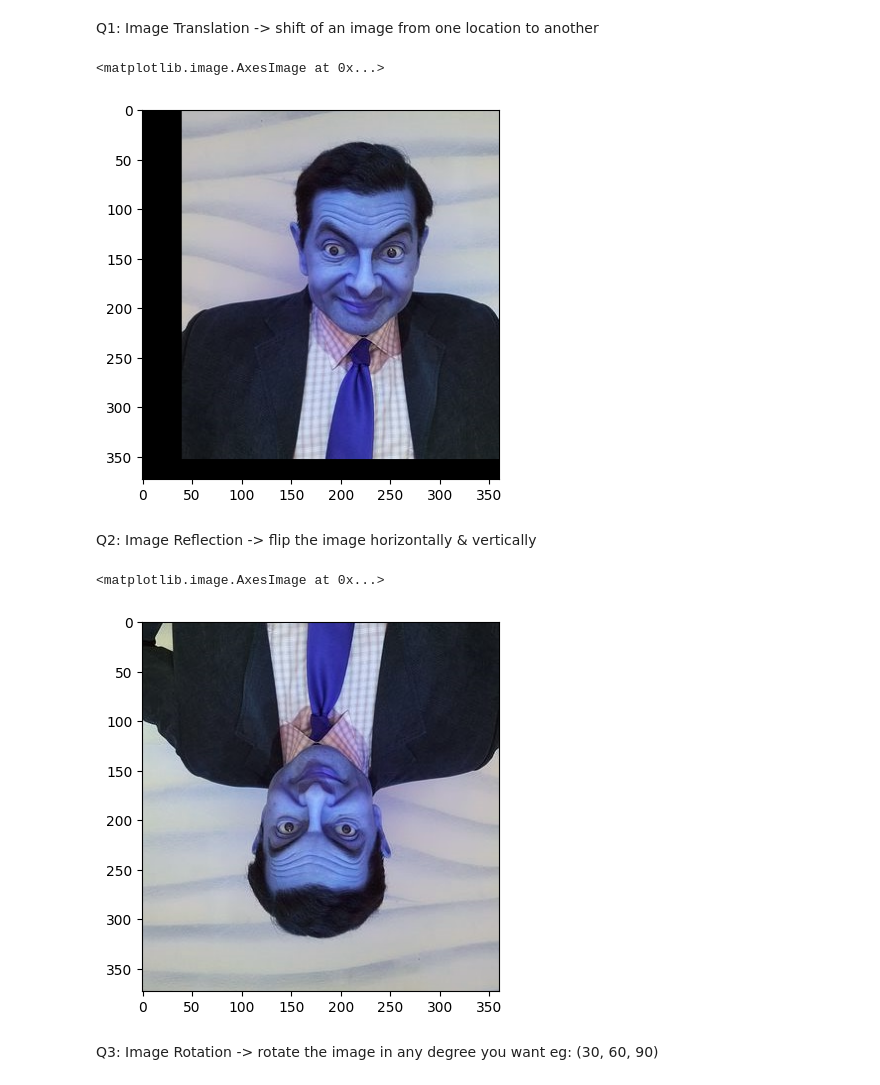
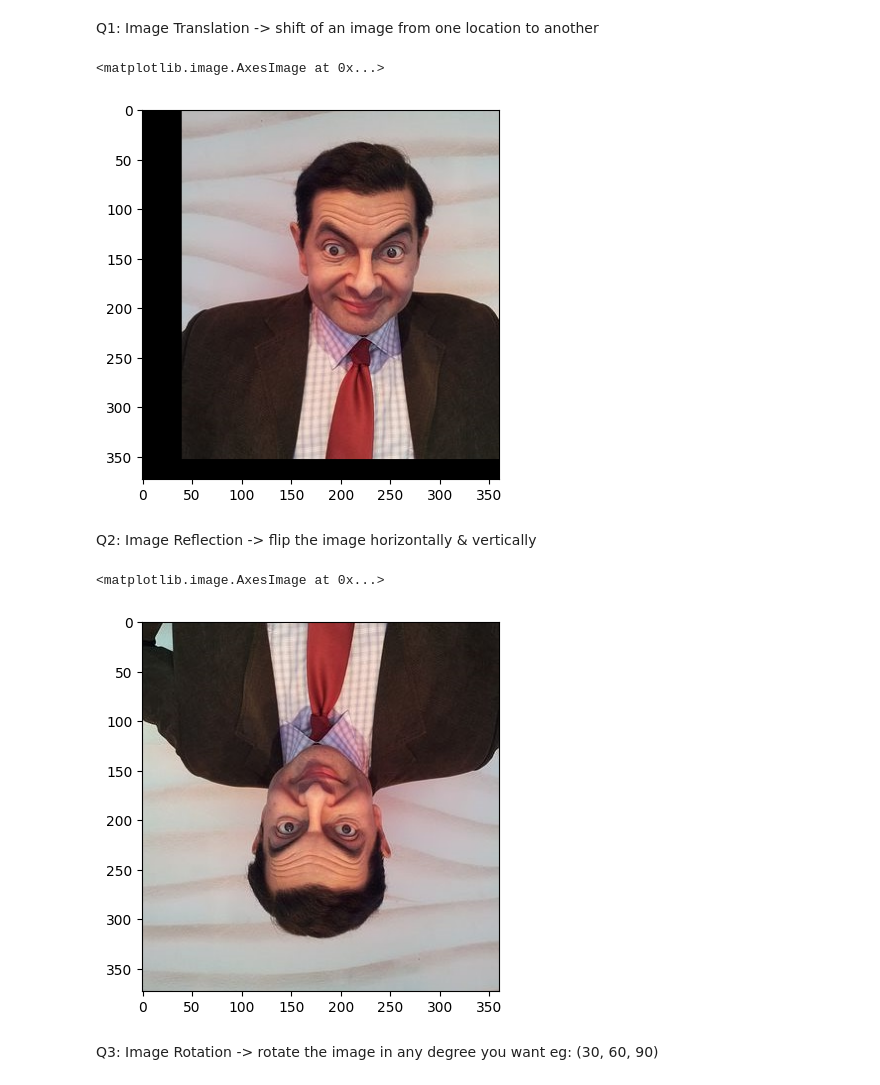
Before and after one commit to spring-jo/imageprocessing, a Jupyter notebook: tasks/task1.ipynb, the cells around one changed output. Cells and saved outputs as stored; diff of their text form; code cells hidden in the pictures.

```diff
--- a/tasks/task1.ipynb
+++ b/tasks/task1.ipynb
@@ -12,13 +12,14 @@ Q1: Image Translation -> shift of an image from one location to another
 # %%
 #start code
 import numpy as np
+bean = cv2.cvtColor(bean, cv2.COLOR_BGR2RGB)
 shifted_bean = cv2.warpAffine(bean, np.float32([[1, 0, 40], [0, 1, -20]]), (bean.shape[1], bean.shape[0]))
 plt.imshow(shifted_bean)
 
 #end code
 # %% [output]
 <matplotlib.image.AxesImage at 0x...>
-[figure, old version]
+[figure, new version]
 # %% [markdown]
 Q2: Image Reflection -> flip the image horizontally & vertically
 # %%
@@ -29,7 +30,7 @@ plt.imshow(flipped_bean[::-1])
 #end code
 # %% [output]
 <matplotlib.image.AxesImage at 0x...>
-[figure, old version]
+[figure, new version]
 # %% [markdown]
 Q3: Image Rotation -> rotate the image in any degree you want eg: (30, 60, 90)
 # %%
```
Also changed, not shown: parts of 3 cells of this notebook.
